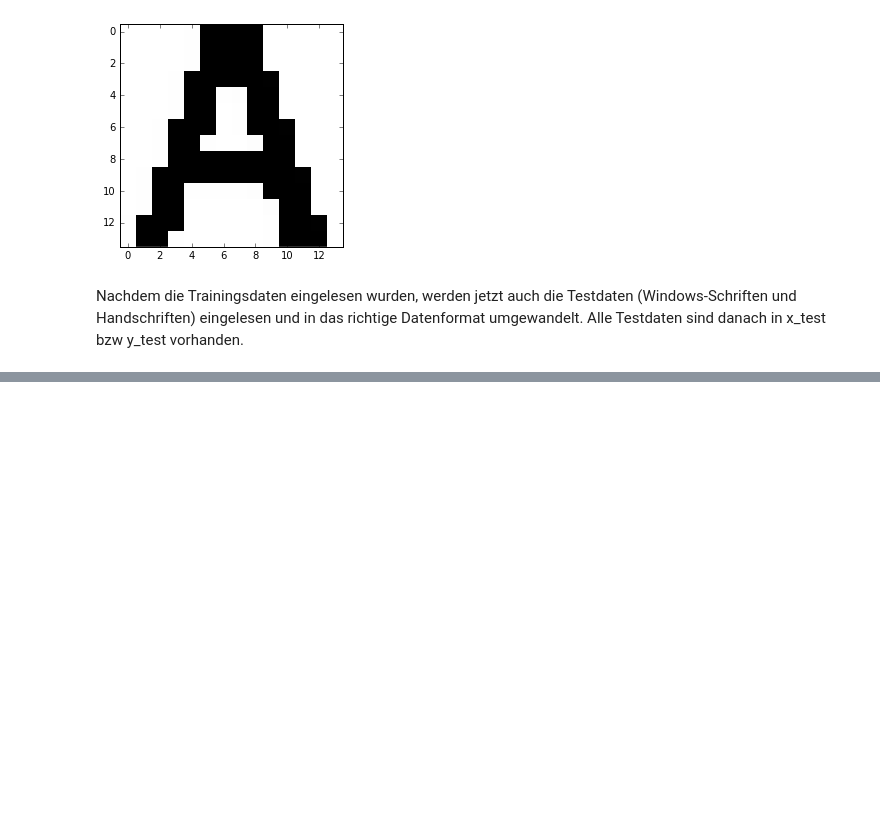
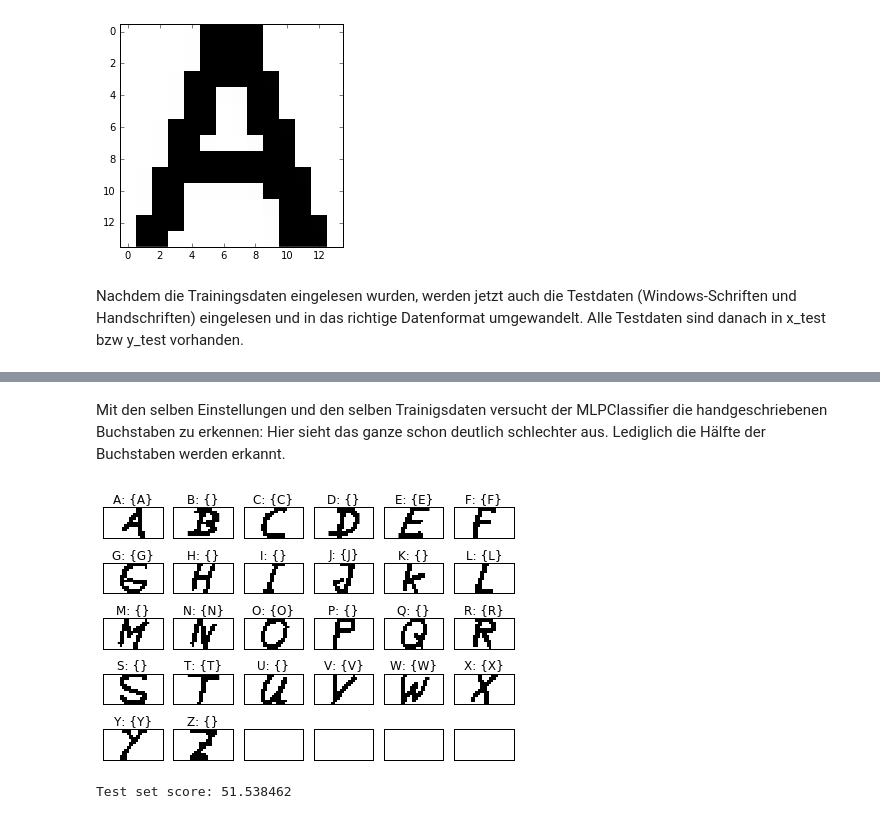
Before and after one commit to SoulReav0r/LearningSoftcomputingSS16, a Jupyter notebook: notebook.ipynb, the cells around one changed output, grey strips where cells are left out. Saved outputs shown, nothing was run; the diff lists cells and outputs as text; code cells hidden in the pictures; blank space fills up the shorter version.

```diff
--- a/notebook.ipynb
+++ b/notebook.ipynb
@@ -197,0 +258,21 @@ MLPClassifier(activation='relu', algorithm='sgd', alpha=0.0001,
+# %% [markdown]
+Mit den selben Einstellungen und den selben Trainigsdaten versucht der MLPClassifier die handgeschriebenen Buchstaben zu erkennen:
+Hier sieht das ganze schon deutlich schlechter aus. Lediglich die Hälfte der Buchstaben werden erkannt.
+# %%
+fig, ax = plt.subplots(nrows=5, ncols=6, sharex=True, sharey=True)
+ax = ax.flatten()
+
+for i in range(0,26):
+    predictedArray = mlp.predict(x_testH[i].reshape(1, -1))[0]
+    img = x_testH[i].reshape(14,14)
+    ax[i].imshow(img, cmap='Greys', interpolation='nearest')
+    ax[i].set_title('%s: {%s}' % (labels[i], determinePredictedCharacters(predictedArray)))
+
+ax[0].set_xticks([])
+ax[0].set_yticks([])
+plt.tight_layout()
+plt.show()
+print("Test set score: %f" % score(x_testH, y_testH))
+# %% [output]
+[figure, added]
+Test set score: 51.538462
```
Also changed, not shown: parts of 10 cells of this notebook.
